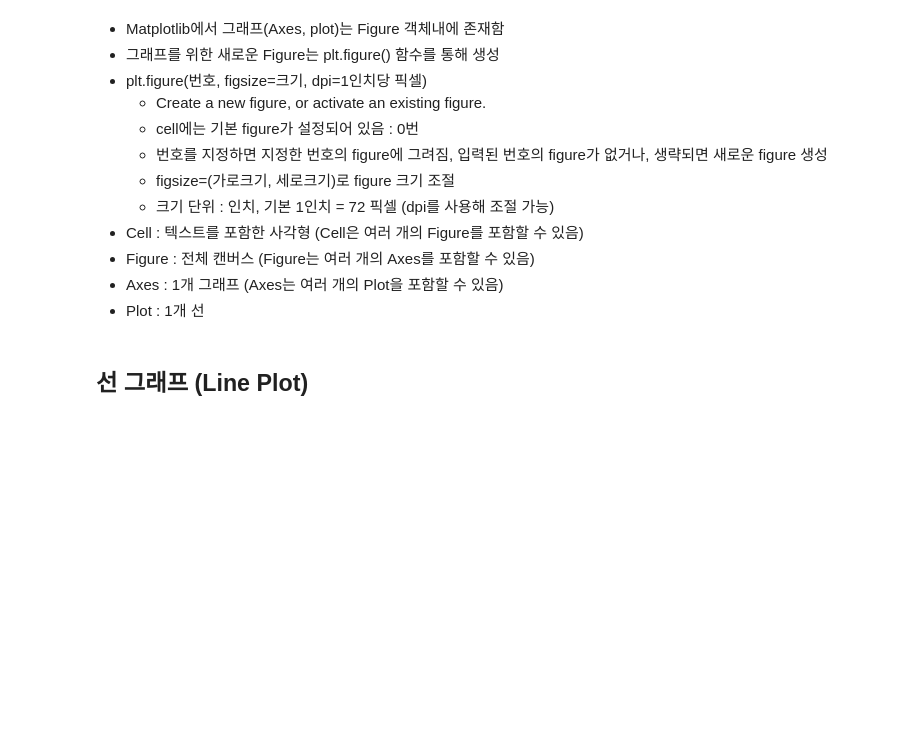
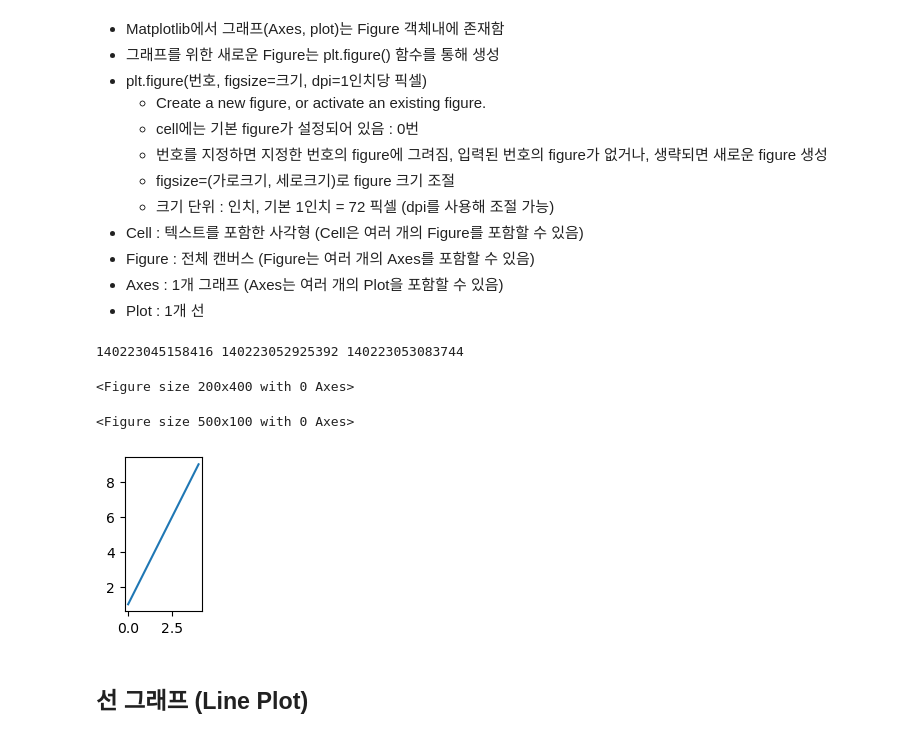
Before and after one commit to steve-park/data-engineering, a Jupyter notebook: 시각화-학습.ipynb, the cells around one changed output. Drawn from its saved outputs; the diff is of its cells as text; code cells hidden in the pictures; blank space fills up the shorter version.

```diff
--- a/시각화-학습.ipynb
+++ b/시각화-학습.ipynb
@@ -22,3 +25,18 @@
+# %%
+fig0 = plt.figure(0, figsize=(1,2), dpi=100)
+fig1 = plt.figure(1, figsize=(2,4))
+figX = plt.figure(figsize=(5,1))
+
+print(id(fig0), id(fig1), id(figX))
+
+plt.figure(0)
+plt.plot(np.arange(1,10,2))
+plt.show()
+# %% [output]
+140223045158416 140223052925392 140223053083744
+<Figure size 200x400 with 0 Axes>
+<Figure size 500x100 with 0 Axes>
+[figure, added]
 # %% [markdown]
 ## 선 그래프 (Line Plot)
 # %% [markdown]
```
Also changed, not shown: parts of 109 cells of this notebook, 5 other files.
